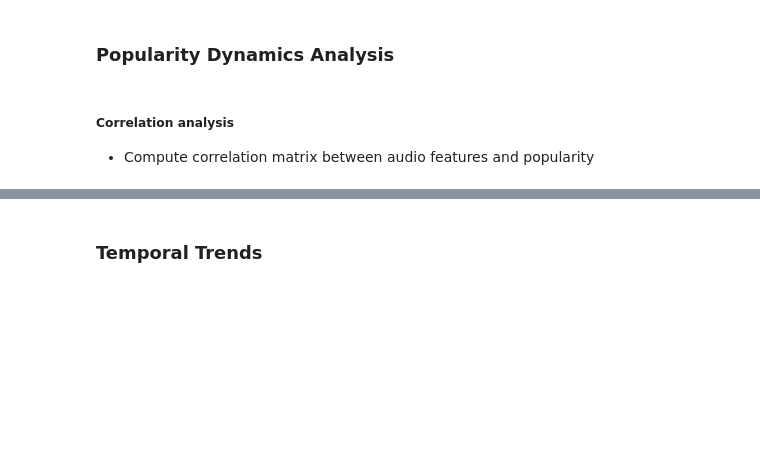
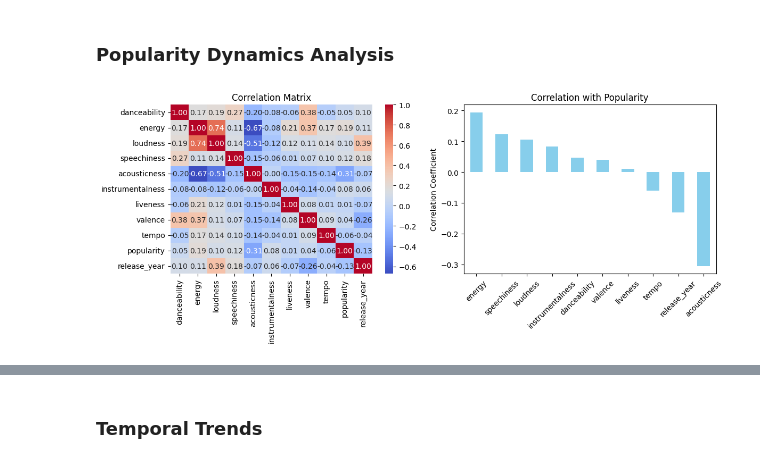
Before and after one commit to LNickelsburg/iss310-final-project, a Jupyter notebook: FinalProject.ipynb, the cells around one changed output, grey strips where cells are left out. Saved outputs shown, nothing was run; the diff lists cells and outputs as text; code cells hidden in the pictures; blank space fills up the shorter version.

Commit message:
popularity dynamics analysis

```diff
--- a/FinalProject.ipynb
+++ b/FinalProject.ipynb
@@ -220,7 +212,26 @@ user_listening_details_df = user_listening_details_df.drop_duplicates()
 combined_tracks_df = combined_tracks_df.drop_duplicates()
 # %% [markdown]
 ### **Popularity Dynamics Analysis**
-# %% [markdown]
-##### Correlation analysis
-
-- Compute correlation matrix between audio features and popularity
+# %%
+combined_tracks_df = combined_tracks_df.dropna(subset=continuous_features)
+
+correlation_matrix = combined_tracks_df[continuous_features].corr()
+popularity_correlation = correlation_matrix["popularity"].sort_values(ascending=False)
+# %%
+fig, axes = plt.subplots(1, 2, figsize=(12, 5))  # 1 row, 2 columns
+
+# Heatmap for the correlation matrix
+sns.heatmap(correlation_matrix, annot=True, cmap="coolwarm", fmt=".2f", ax=axes[0])
+axes[0].set_title("Correlation Matrix")
+
+# Bar plot for correlations with popularity
+popularity_correlation.drop("popularity").plot(kind="bar", color="skyblue", ax=axes[1])
+axes[1].set_title("Correlation with Popularity")
+axes[1].set_ylabel("Correlation Coefficient")
+axes[1].tick_params(axis='x', rotation=45)
+
+# Adjust layout
+plt.tight_layout()
+plt.show()
+# %% [output]
+[figure, added]
```
Also changed, not shown: parts of 2 cells of this notebook.
